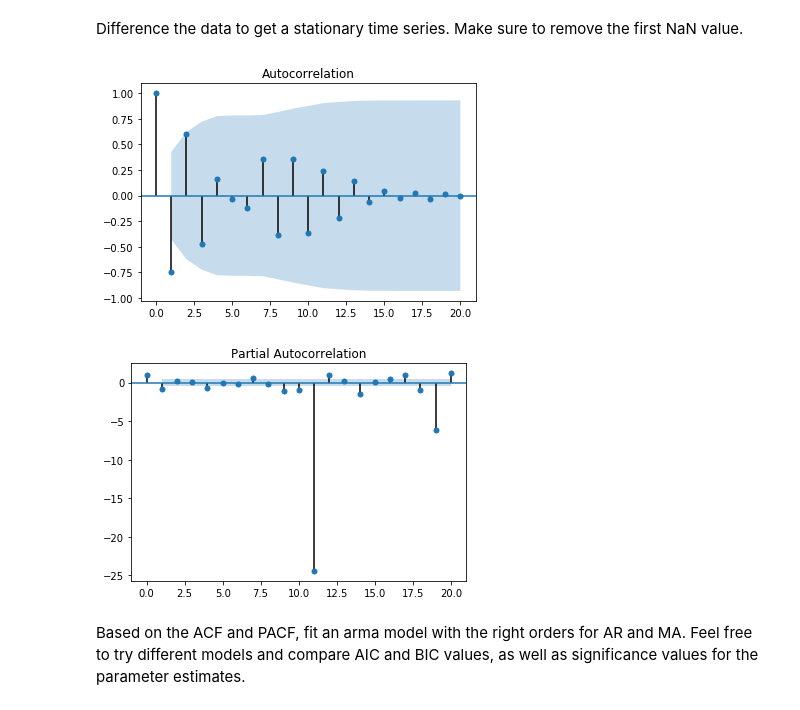
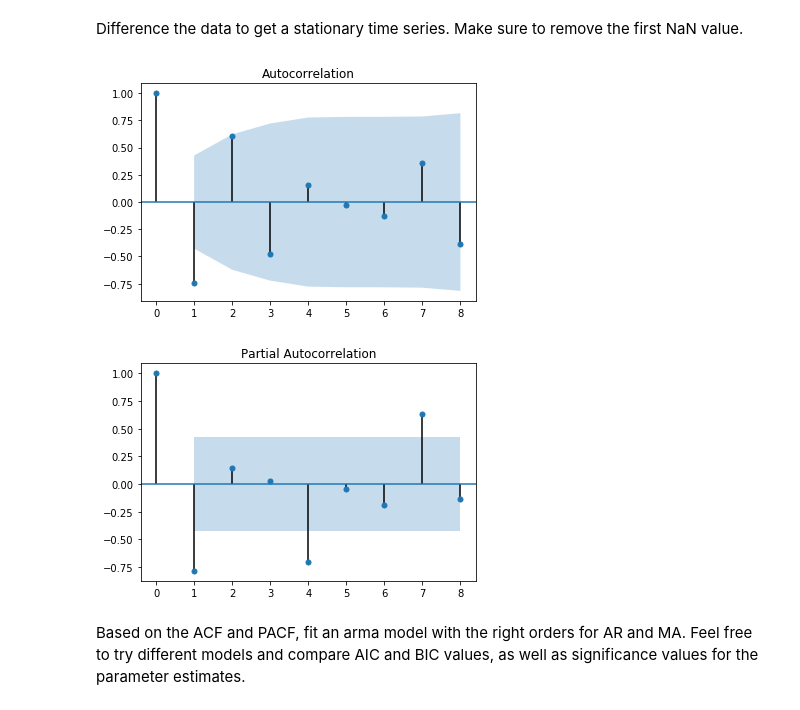
Before and after one commit to Rimab55/dsc-3-26-07-arma-models-lab-nyc-ds-career-012819, a Jupyter notebook: index.ipynb, the cells around one changed output. Drawn from its saved outputs; the diff is of its cells as text; code cells hidden in the pictures.

```diff
--- a/index.ipynb
+++ b/index.ipynb
@@ -235,11 +235,11 @@ data_diff = data.diff().dropna()
 # %%
 # Look at ACF and PACF
 
-plot_acf(data_diff, l);
-plot_pacf(data_diff);
+plot_acf(data_diff, lags = 8);
+plot_pacf(data_diff, lags = 8);
 # %% [output]
-[figure, old version]
+[figure, new version]
-[figure, old version]
+[figure, new version]
 # %% [markdown]
 Based on the ACF and PACF, fit an arma model with the right orders for AR and MA. Feel free to try different models and compare AIC and BIC values, as well as significance values for the parameter estimates.
 # %%
```
